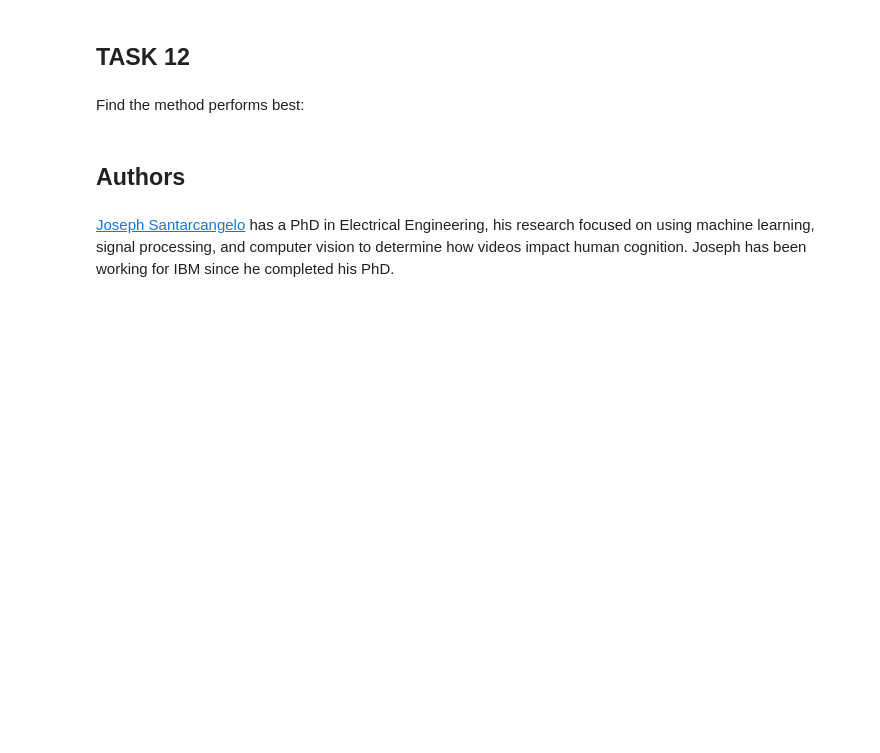
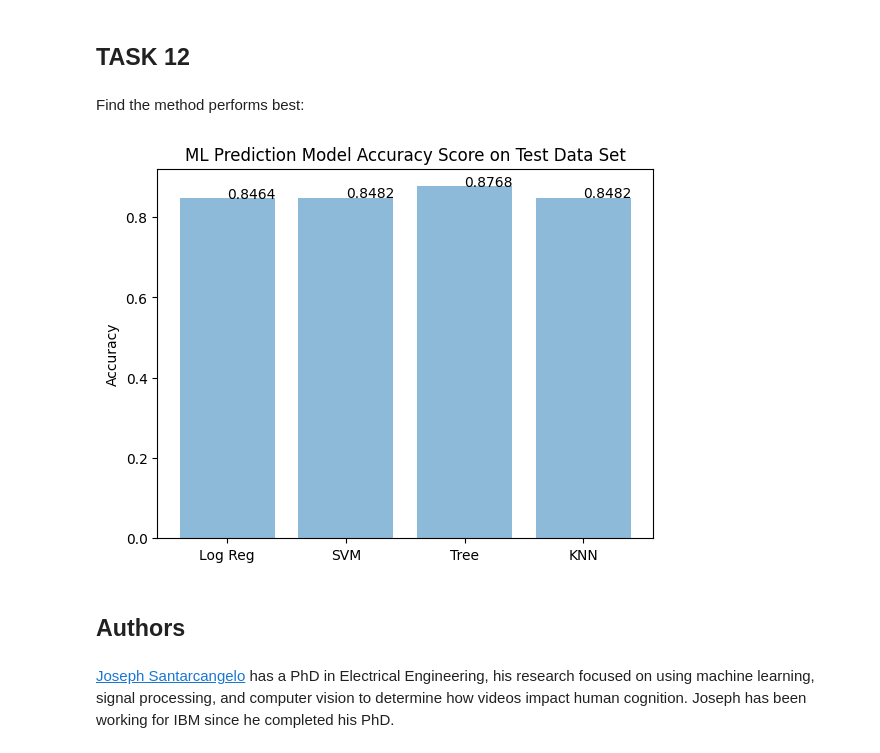
Before and after one commit to Stoach/Data-Science-Capstone, a Jupyter notebook: SpaceX_Machine Learning Prediction_Part_5.ipynb, the cells around one changed output. Drawn from its saved outputs; the diff is of its cells as text; code cells hidden in the pictures; blank space fills up the shorter version.

```diff
--- a/SpaceX_Machine Learning Prediction_Part_5.ipynb
+++ b/SpaceX_Machine Learning Prediction_Part_5.ipynb
@@ -385,7 +375,29 @@ plot_confusion_matrix(Y_test,yhat)
+# %%
+def addlabels(x,y):
+    for i in range(len(x)):
+        plt.text(i,y[i],y[i])
 # %% [markdown]
 ## TASK  12
 # %% [markdown]
 Find the method performs best:
+# %%
+import matplotlib.pyplot as plt; plt.rcdefaults()
+import numpy as np
+import matplotlib.pyplot as plt
+
+objects = ('Log Reg', 'SVM', 'Tree', 'KNN')
+y_pos = np.arange(len(objects))
+#performance = [logreg_cv.score(X_test, Y_test),svm_cv.score(X_test, Y_test),tree_cv.score(X_test, Y_test),knn_cv.score(X_test, Y_test)]
+performance = [round(logreg_cv.best_score_,4),round(svm_cv.best_score_,4),round(tree_cv.best_score_,4),round(knn_cv.best_score_,4)]
+
+plt.bar(y_pos, performance, align='center', alpha=0.5)
+plt.xticks(y_pos, objects)
+plt.ylabel('Accuracy')
+plt.title('ML Prediction Model Accuracy Score on Test Data Set')
+addlabels(y_pos, performance)
+plt.show()
+# %% [output]
+[figure, added]
 # %% [markdown]
 ## Authors
 # %% [markdown]
```
Also changed, not shown: parts of 8 cells of this notebook.
